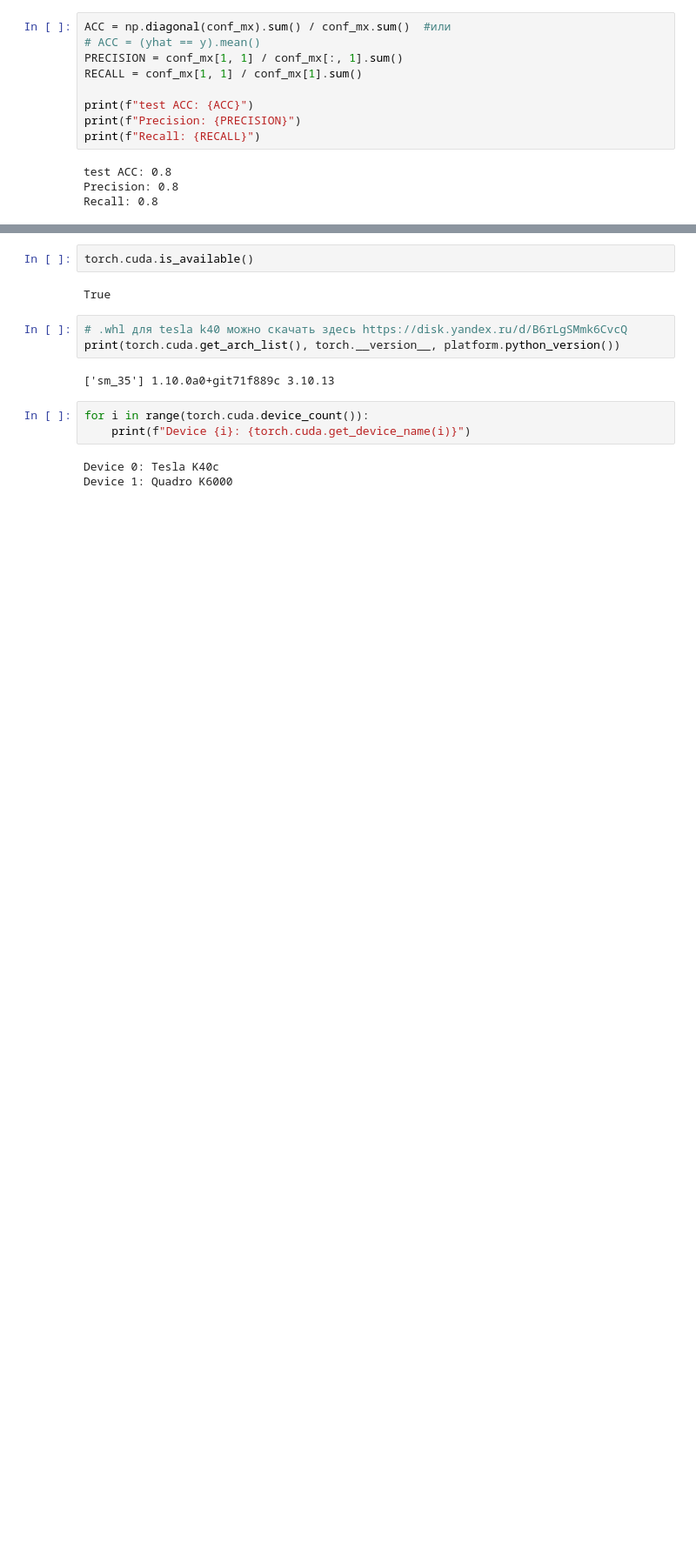
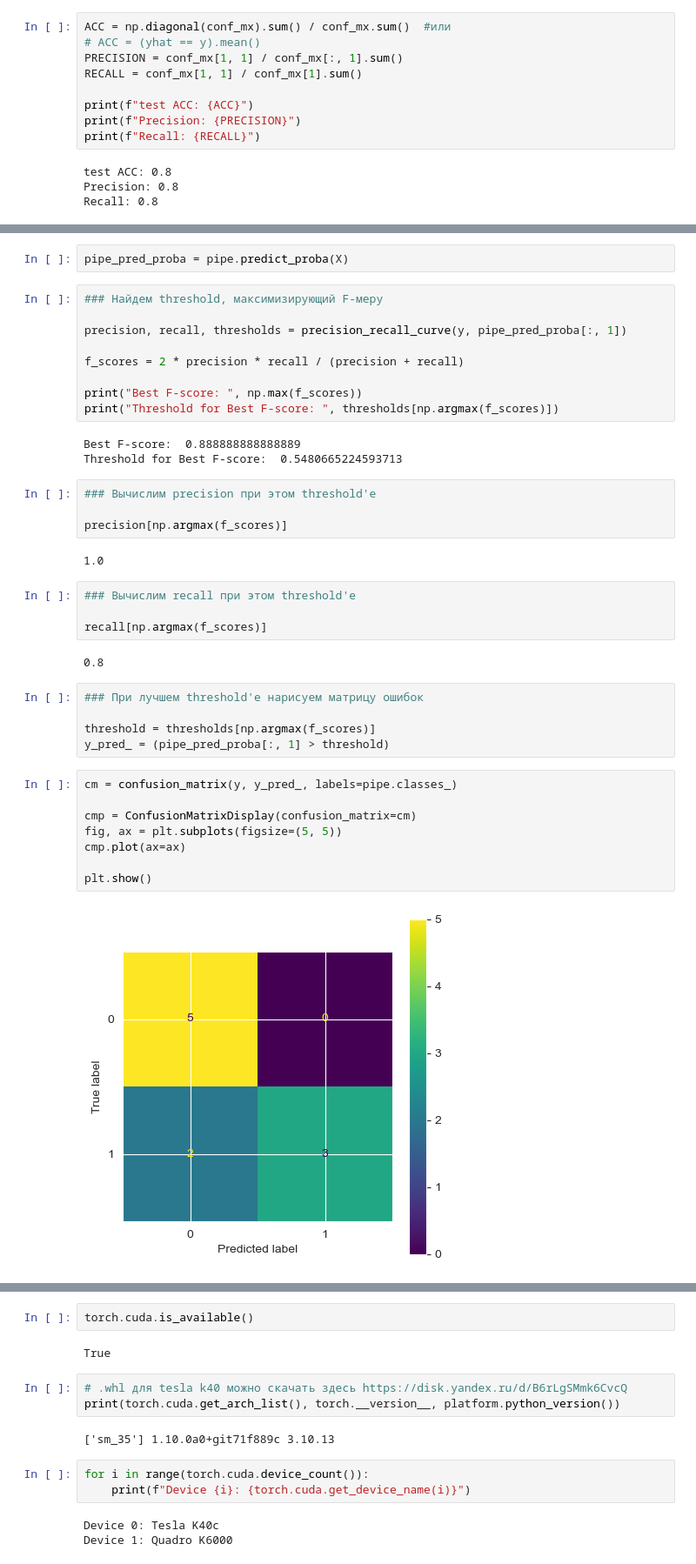
Before and after one commit to likeai22/ds_algorithms, a Jupyter notebook: Lesson 3/hw.ipynb, the cells around one changed output, grey strips where cells are left out. Shown: that part at 87% size. Cells and saved outputs as stored; diff of their text form; blank space fills up the shorter version.

```diff
--- a/Lesson 3/hw.ipynb
+++ b/Lesson 3/hw.ipynb
@@ -358,0 +411,41 @@ F-мера равно: 0.800
+# %%
+pipe_pred_proba = pipe.predict_proba(X)
+# %%
+### Найдем threshold, максимизирующий F-меру
+
+precision, recall, thresholds = precision_recall_curve(y, pipe_pred_proba[:, 1])
+
+f_scores = 2 * precision * recall / (precision + recall)
+
+print("Best F-score: ", np.max(f_scores))
+print("Threshold for Best F-score: ", thresholds[np.argmax(f_scores)])
+# %% [output]
+Best F-score:  0.888888888888889
+Threshold for Best F-score:  0.5480665224593713
+# %%
+### Вычислим precision при этом threshold'е
+
+precision[np.argmax(f_scores)]
+# %% [output]
+1.0
+# %%
+### Вычислим recall при этом threshold'е
+
+recall[np.argmax(f_scores)]
+# %% [output]
+0.8
+# %%
+### При лучшем threshold'е нарисуем матрицу ошибок
+
+threshold = thresholds[np.argmax(f_scores)]
+y_pred_ = (pipe_pred_proba[:, 1] > threshold)
+# %%
+cm = confusion_matrix(y, y_pred_, labels=pipe.classes_)
+
+cmp = ConfusionMatrixDisplay(confusion_matrix=cm)
+fig, ax = plt.subplots(figsize=(5, 5))
+cmp.plot(ax=ax)
+
+plt.show()
+# %% [output]
+[figure, added]
```
Also changed, not shown: parts of 60 cells of this notebook.
